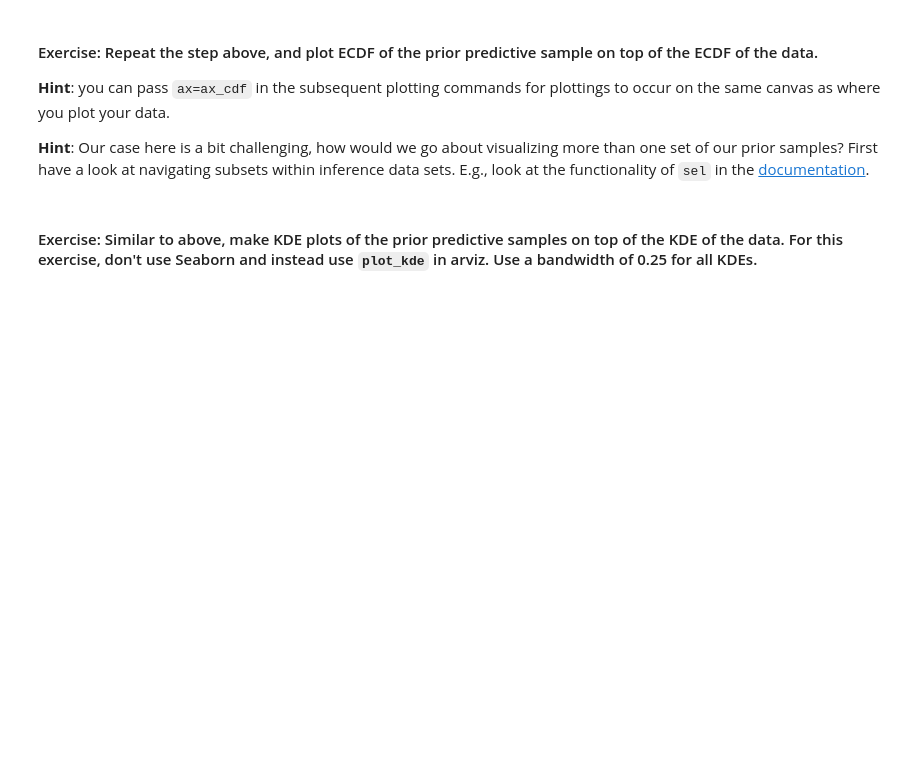
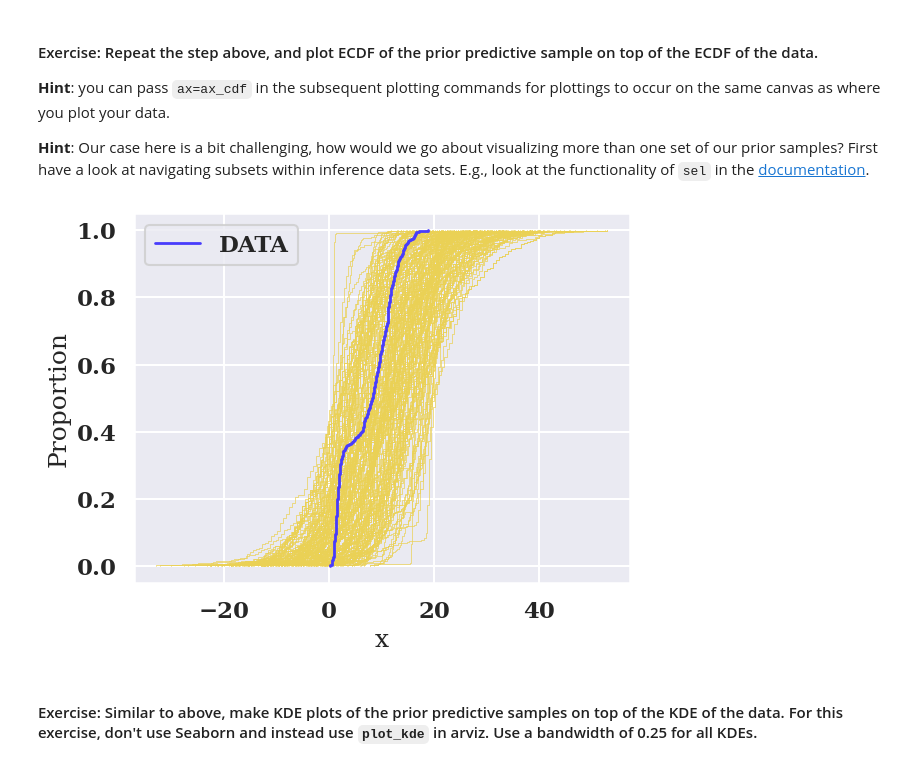
Before and after one commit to bee-undercover/openmp-GOL, a Jupyter notebook: Tutorials/T2_update_part2.ipynb, the cells around one changed output. Cells and saved outputs as stored; diff of their text form; code cells hidden in the pictures; blank space fills up the shorter version.

```diff
--- a/Tutorials/T2_update_part2.ipynb
+++ b/Tutorials/T2_update_part2.ipynb
@@ -138,15 +189,18 @@ ax_cdf.set_ylabel('Proportion');
 # %%
 # <your turn>
 ## add as many commands and definitions as you need in this cell
 
-ax_cdf =
-
-
+# mixture_mcmc_sample_prior_predictive.prior_predictive['x_model'].sel(chain=0,draw=0)
+ax_cdf = az.plot_ecdf(values=mixture_mcmc_sample_prior_predictive.constant_data['x'].to_numpy(),plot_kwargs={'color': colorset[5],'lw':2,'label':'DATA','zorder':100})
+for random_index in np.random.randint(0,1000,200):
+  az.plot_ecdf(values=mixture_mcmc_sample_prior_predictive.prior_predictive['x_model'].sel(chain=0,draw=random_index).to_numpy(),ax=ax_cdf,plot_kwargs={'color': colorset[12],'lw':0.5})
 
 
 ax_cdf.legend()
 ax_cdf.set_xlabel('x')
-ax_cdf.set_ylabel('Proportion')
+ax_cdf.set_ylabel('Proportion');
+# %% [output]
+[figure, added]
 # %% [markdown]
 #### Exercise: Similar to above, make KDE plots of the prior predictive samples on top of the KDE of the data. For this exercise, don't use Seaborn and instead use `plot_kde` in arviz. Use a bandwidth of 0.25 for all KDEs.
 # %%
```
Also changed, not shown: parts of 14 cells of this notebook.
